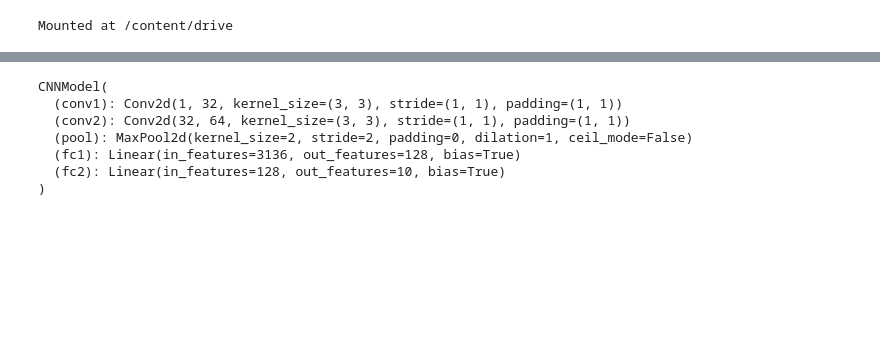
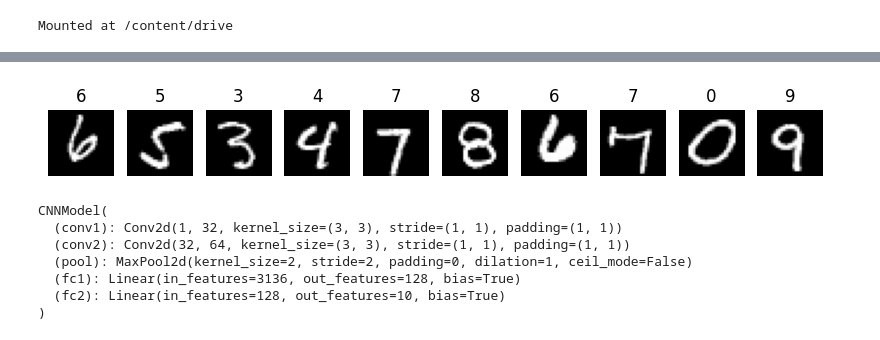
Before and after one commit to isharainduranga/Digit-Recognizer, a Jupyter notebook: digit_recognize.ipynb, the cells around one changed output, grey strips where cells are left out. Cells and saved outputs as stored; diff of their text form; code cells hidden in the pictures; blank space fills up the shorter version.

```diff
--- a/digit_recognize.ipynb
+++ b/digit_recognize.ipynb
@@ -33,3 +51,13 @@ X_train, X_test, y_train, y_test = train_test_split(X, y, test_size=0.2, random_
+# %%
+# Visualize Sample Images
+fig, axes = plt.subplots(1, 10, figsize=(10, 2))
+for i in range(10):
+    axes[i].imshow(X_train[i].reshape(28, 28), cmap='gray')
+    axes[i].set_title(y_train[i])
+    axes[i].axis('off')
+plt.show()
+# %% [output]
+[figure, added]
 # %%
 #Create a custom dataset class
 class MNISTDataset(Dataset):
```
Also changed, not shown: parts of 19 cells of this notebook.
